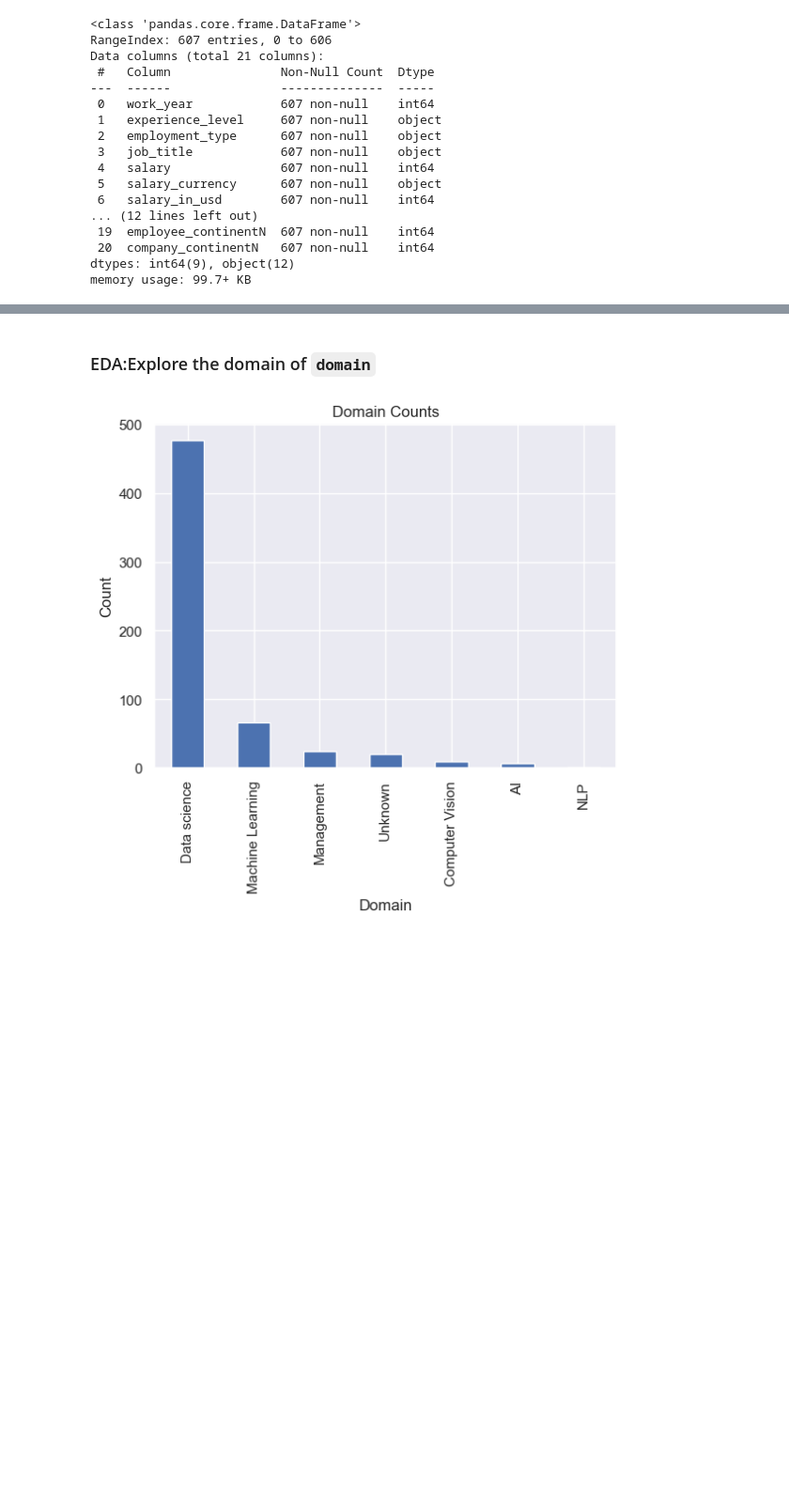
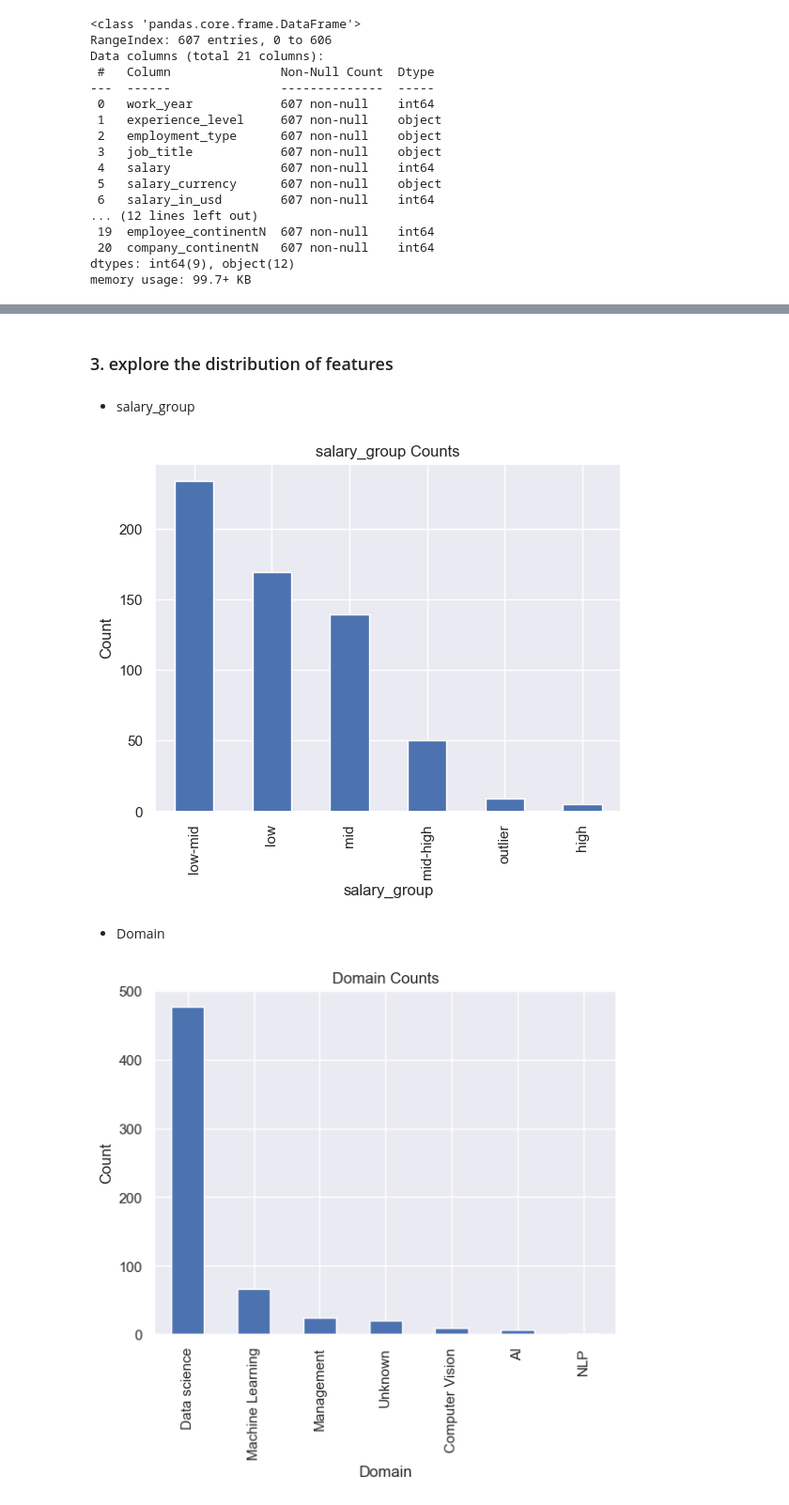
Before and after one commit to legitaxes/sc1015-mini_assignment, a Jupyter notebook: EDA-of-Dataset.ipynb, the cells around one changed output, grey strips where cells are left out. Shown: that part at 94% size. Drawn from its saved outputs; the diff is of its cells as text; code cells hidden in the pictures; blank space fills up the shorter version.

```diff
--- a/EDA-of-Dataset.ipynb
+++ b/EDA-of-Dataset.ipynb
@@ -141,5 +90,19 @@ plt.show()
+# %% [markdown]
+### 3. explore the distribution of features
+# %% [markdown]
+- salary_group
+# %%
+salary_group = dsdata['salary_group']
+counts = salary_group.value_counts()
+counts.plot(kind='bar')
+plt.title('salary_group Counts')
+plt.xlabel('salary_group')
+plt.ylabel('Count')
+plt.show()
+# %% [output]
+[figure, added]
 # %% [markdown]
-### EDA:Explore the domain of `domain`
+- Domain
 # %%
 domain = dsdata['domain']
 counts = domain.value_counts()
```
Also changed, not shown: parts of 46 cells of this notebook.
